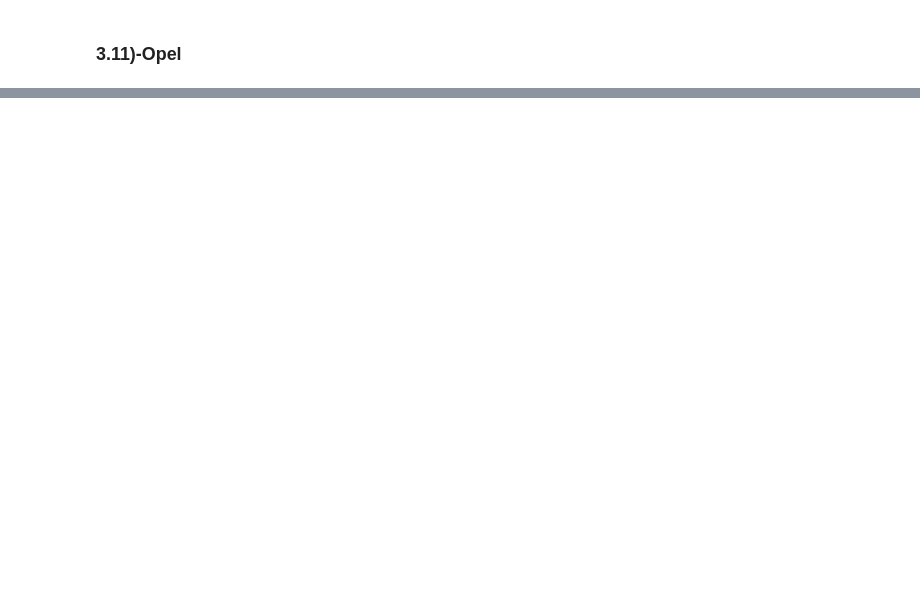
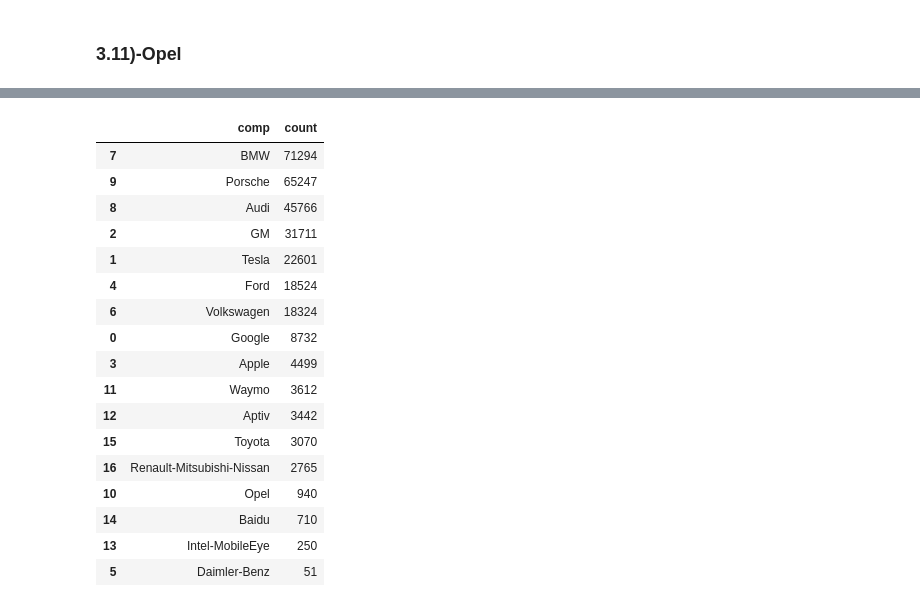
Before and after one commit to HassanSherwani/NLP-Natural-Language-Processing-, a Jupyter notebook: CrowdFlower/1.Company_labels.ipynb, the cells around one changed output, grey strips where cells are left out. Cells and saved outputs as stored; diff of their text form; code cells hidden in the pictures; blank space fills up the shorter version.

```diff
--- a/CrowdFlower/1.Company_labels.ipynb
+++ b/CrowdFlower/1.Company_labels.ipynb
@@ -218,0 +367,23 @@ l.ford.value_counts()
+# %%
+# for ascending order
+df_plot=df_plot.sort_values("count", ascending=False)
+df_plot
+# %% [output]
+|  | comp | count |
+| 7 | BMW | 71294 |
+| 9 | Porsche | 65247 |
+| 8 | Audi | 45766 |
+| 2 | GM | 31711 |
+| 1 | Tesla | 22601 |
+| 4 | Ford | 18524 |
+| 6 | Volkswagen | 18324 |
+| 0 | Google | 8732 |
+| 3 | Apple | 4499 |
+| 11 | Waymo | 3612 |
+| 12 | Aptiv | 3442 |
+| 15 | Toyota | 3070 |
+| 16 | Renault-Mitsubishi-Nissan | 2765 |
+| 10 | Opel | 940 |
+| 14 | Baidu | 710 |
+| 13 | Intel-MobileEye | 250 |
+| 5 | Daimler-Benz | 51 |
```
Also changed, not shown: parts of 52 cells of this notebook.
